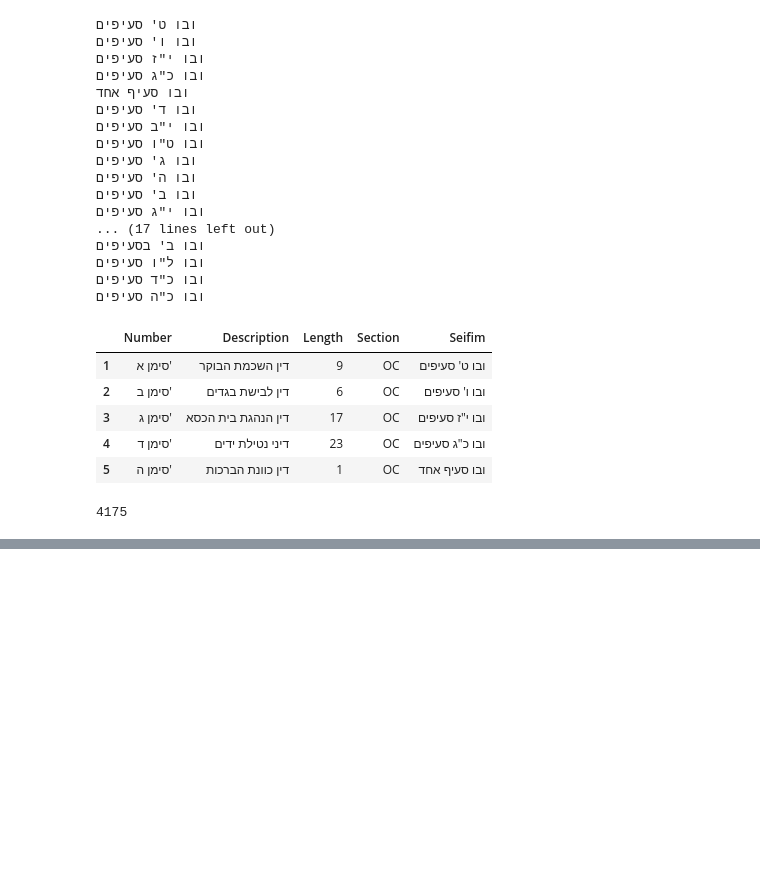
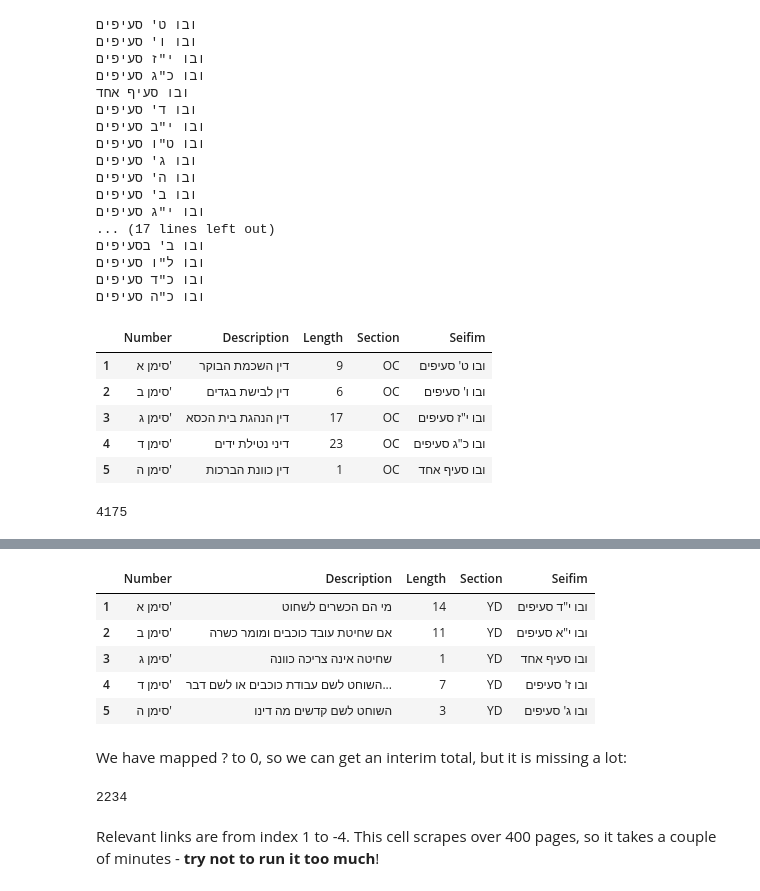
Before and after one commit to lordgrenville/shulchan-aruch-count, a Jupyter notebook: shulchan aruch.ipynb, the cells around one changed output, grey strips where cells are left out. Cells and saved outputs as stored; diff of their text form; code cells hidden in the pictures; blank space fills up the shorter version.

Commit message:
added totals for other 3 books

```diff
--- a/shulchan aruch.ipynb
+++ b/shulchan aruch.ipynb
@@ -206,0 +95,6 @@ for i in soup.findAll('a', text=simanim):
+# %%
+df = pd.DataFrame([i.text for i in soup.findAll('a', text=simanim)])
+df = df[0].str.split('•', expand=True)
+df['Section'] = 'YD'
+df = df.rename(columns={0:'Number', 1:'Description', 2:'Length'})
+df.head()
@@ -206,0 +117,5 @@ for i in soup.findAll('a', text=simanim):
+# %%
+df = df.drop(index=[0, 404, 405, 406])
+# %%
+for i in list(df):
+    df[i] = df[i].str.strip()
@@ -206,0 +143,19 @@ for i in soup.findAll('a', text=simanim):
+# %%
+df['Seifim'] = df.Length  # backup
+swap=dict(zip(df.Length.unique(),[14,11,1,7,3,4,2,6,12,20,8,5,24,10,17,25,9,13,21,33,15,16,26,23,27,19,40,19,34,54,48,75,51,72,0,13,3]))
+df.Length = df.Length.map(swap)
+# %%
+df.head()
+# %% [output]
+|  | Number | Description | Length | Section | Seifim |
+| 1 | סימן א' | מי הם הכשרים לשחוט | 14 | YD | ובו י"ד סעיפים |
+| 2 | סימן ב' | אם שחיטת עובד כוכבים ומומר כשרה | 11 | YD | ובו י"א סעיפים |
+| 3 | סימן ג' | שחיטה אינה צריכה כוונה | 1 | YD | ובו סעיף אחד |
+| 4 | סימן ד' | השוחט לשם עבודת כוכבים או לשם דבר... | 7 | YD | ובו ז' סעיפים |
+| 5 | סימן ה' | השוחט לשם קדשים מה דינו | 3 | YD | ובו ג' סעיפים |
+# %% [markdown]
+We have mapped ? to 0, so we can get an interim total, but it is missing a lot:
+# %%
+df.Length.sum()
+# %% [output]
+2234
@@ -206,0 +165,2 @@ for i in soup.findAll('a', text=simanim):
+# %% [markdown]
+Relevant links are from index 1 to -4. This cell scrapes over 400 pages, so it takes a couple of minutes - **try not to run it too much**!
```
Also changed, not shown: parts of 63 cells of this notebook.
